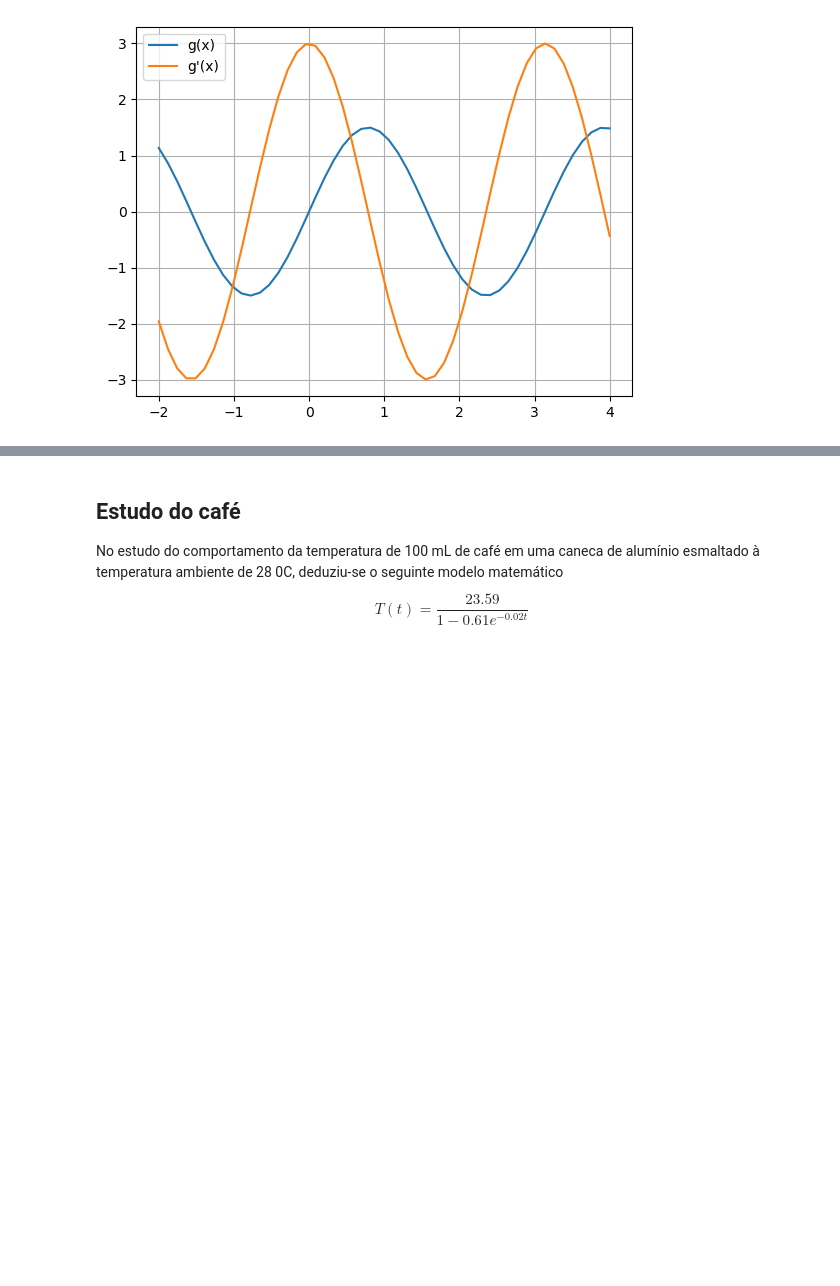
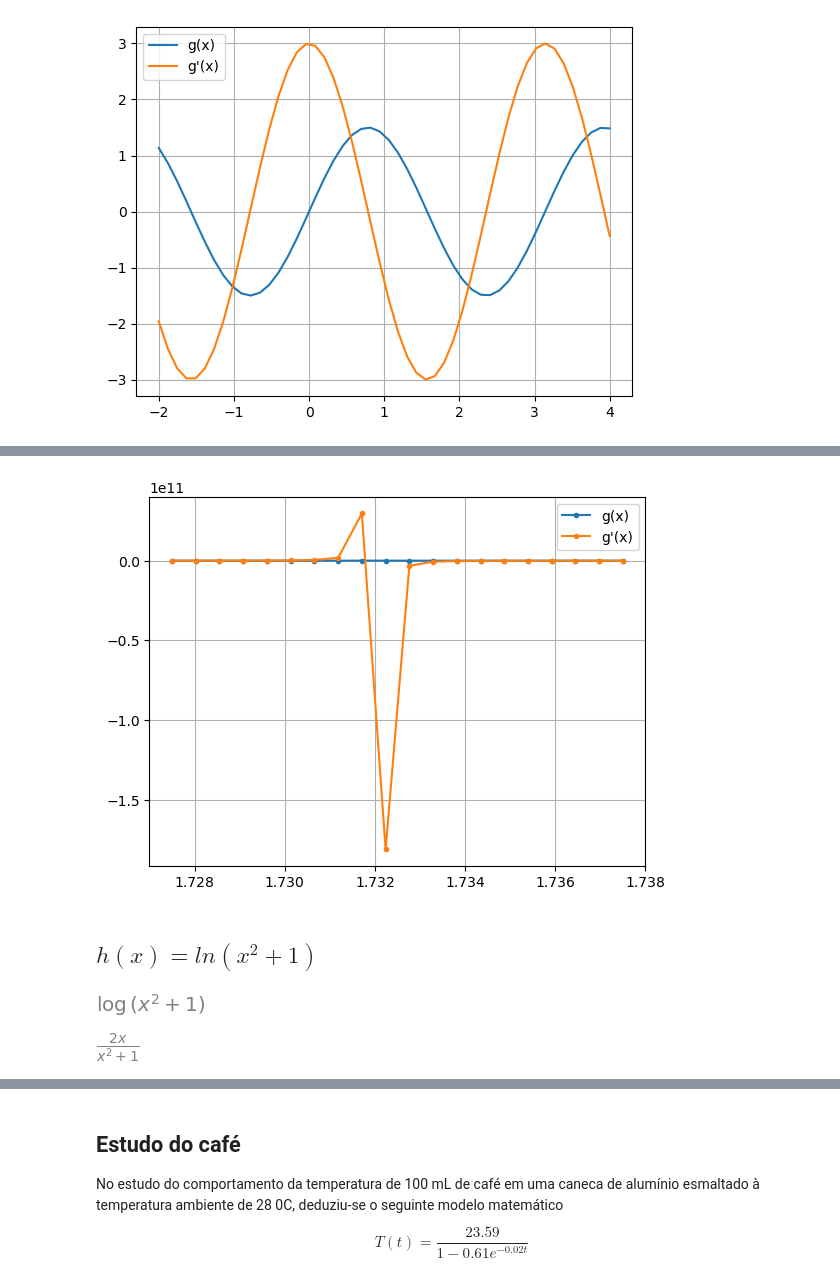
Before and after one commit to samirsaravia/AL-Calc, a Jupyter notebook: Calculo/HW-derivadas3.ipynb, the cells around one changed output, grey strips where cells are left out. Saved outputs shown, nothing was run; the diff lists cells and outputs as text; code cells hidden in the pictures; blank space fills up the shorter version.

```diff
--- a/Calculo/HW-derivadas3.ipynb
+++ b/Calculo/HW-derivadas3.ipynb
@@ -295,0 +338,15 @@ grafico(y4x, y4y, y41y)
+# %%
+grafico(g2x, g2y, g21y, marker=True)
+# %% [output]
+[figure, added]
+# %% [markdown]
+## $h(x)=ln(x^2+1)$
+# %%
+h3 = ln(x**2+1)
+h3
+# %% [output]
+[figure, added]
+# %%
+diff(h3,x)
+# %% [output]
+[figure, added]
```
Also changed, not shown: parts of 25 cells of this notebook.
